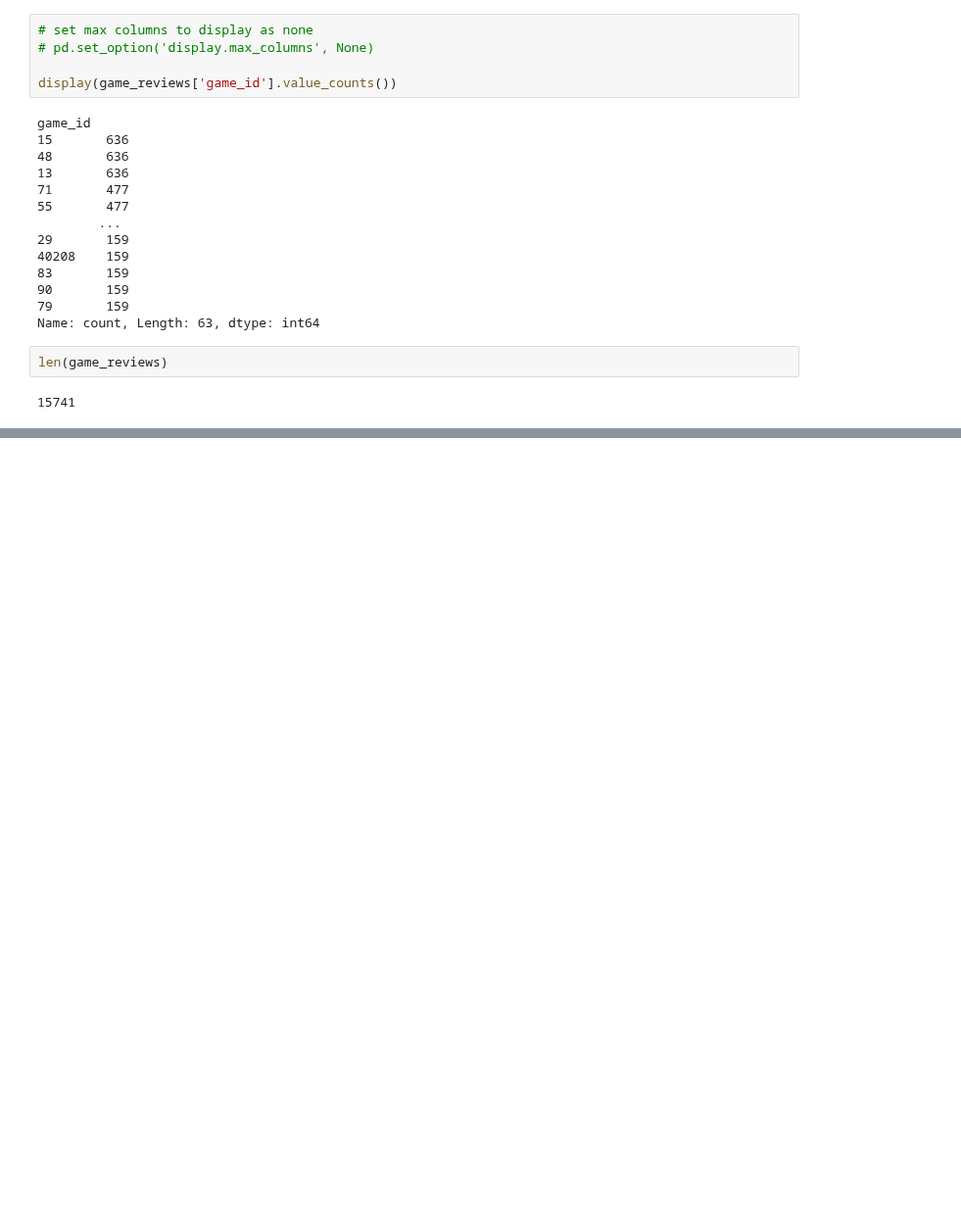
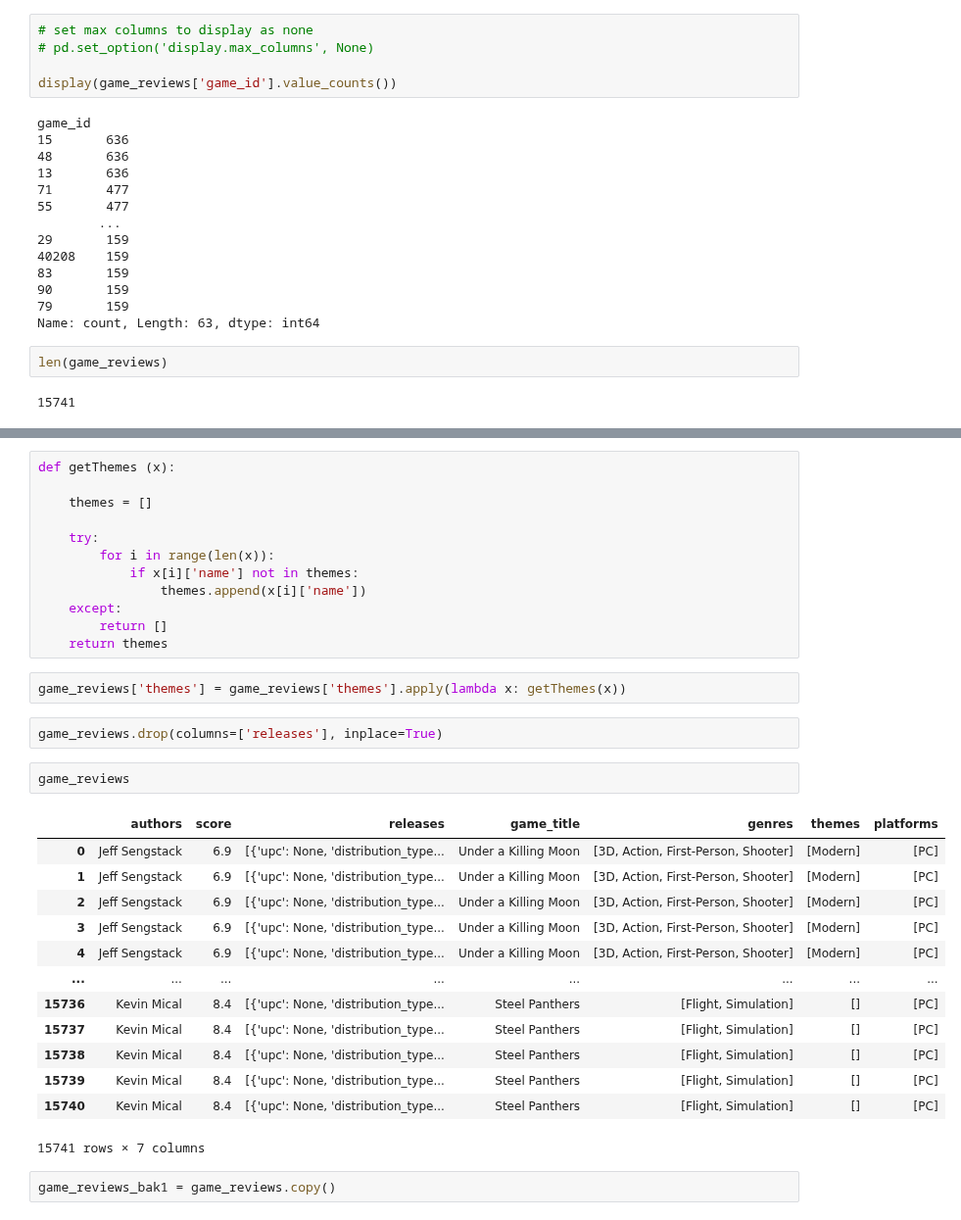
Before and after one commit to professav/Project-2, a Jupyter notebook: gamespot.ipynb, the cells around one changed output, grey strips where cells are left out. Shown at 98% size. Cells and saved outputs as stored; diff of their text form; blank space fills up the shorter version.

```diff
--- a/gamespot.ipynb
+++ b/gamespot.ipynb
@@ -225,0 +327,34 @@ len(game_reviews)
+# %%
+def getThemes (x):
+
+    themes = []
+
+    try:
+        for i in range(len(x)):
+            if x[i]['name'] not in themes:
+                themes.append(x[i]['name'])
+    except:
+        return []
+    return themes
+# %%
+game_reviews['themes'] = game_reviews['themes'].apply(lambda x: getThemes(x))
+# %%
+game_reviews.drop(columns=['releases'], inplace=True)
+# %%
+game_reviews
+# %% [output]
+|  | authors | score | releases | game_title | genres | themes | platforms |
+| 0 | Jeff Sengstack | 6.9 | [{'upc': None, 'distribution_type... | Under a Killing Moon | [3D, Action, First-Person, Shooter] | [Modern] | [PC] |
+| 1 | Jeff Sengstack | 6.9 | [{'upc': None, 'distribution_type... | Under a Killing Moon | [3D, Action, First-Person, Shooter] | [Modern] | [PC] |
+| 2 | Jeff Sengstack | 6.9 | [{'upc': None, 'distribution_type... | Under a Killing Moon | [3D, Action, First-Person, Shooter] | [Modern] | [PC] |
+| 3 | Jeff Sengstack | 6.9 | [{'upc': None, 'distribution_type... | Under a Killing Moon | [3D, Action, First-Person, Shooter] | [Modern] | [PC] |
+| 4 | Jeff Sengstack | 6.9 | [{'upc': None, 'distribution_type... | Under a Killing Moon | [3D, Action, First-Person, Shooter] | [Modern] | [PC] |
+| ... | ... | ... | ... | ... | ... | ... | ... |
+| 15736 | Kevin Mical | 8.4 | [{'upc': None, 'distribution_type... | Steel Panthers | [Flight, Simulation] | [] | [PC] |
+| 15737 | Kevin Mical | 8.4 | [{'upc': None, 'distribution_type... | Steel Panthers | [Flight, Simulation] | [] | [PC] |
+| 15738 | Kevin Mical | 8.4 | [{'upc': None, 'distribution_type... | Steel Panthers | [Flight, Simulation] | [] | [PC] |
+| 15739 | Kevin Mical | 8.4 | [{'upc': None, 'distribution_type... | Steel Panthers | [Flight, Simulation] | [] | [PC] |
+| 15740 | Kevin Mical | 8.4 | [{'upc': None, 'distribution_type... | Steel Panthers | [Flight, Simulation] | [] | [PC] |
+15741 rows × 7 columns
+# %%
+game_reviews_bak1 = game_reviews.copy()
```
Also changed, not shown: parts of 15 cells of this notebook.
